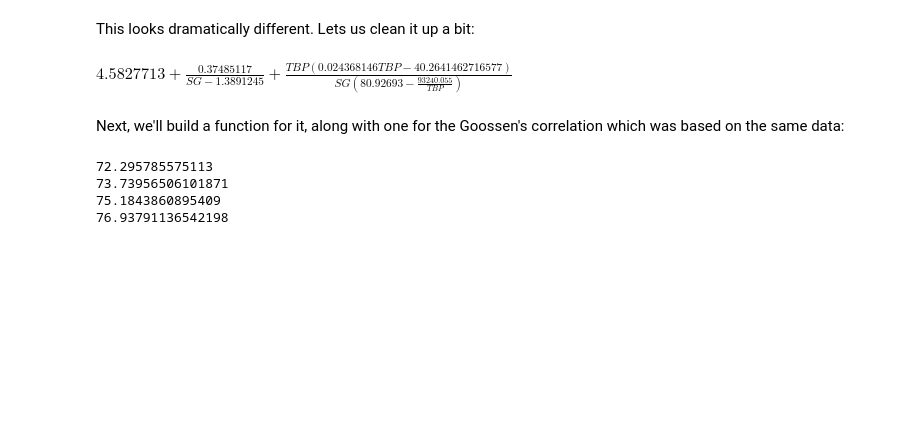
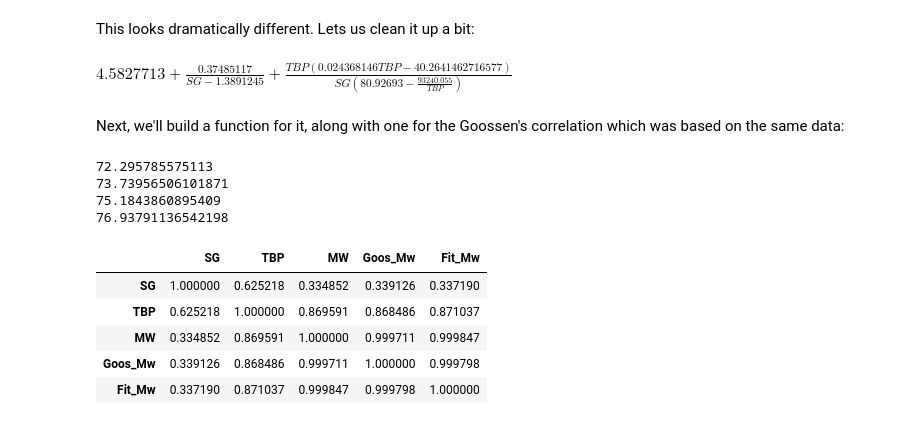
Before and after one commit to breranansi/IDC6940_RSH26, a Jupyter notebook: moleDataSet.ipynb, the cells around one changed output. Saved outputs shown, nothing was run; the diff lists cells and outputs as text; code cells hidden in the pictures; blank space fills up the shorter version.

```diff
--- a/moleDataSet.ipynb
+++ b/moleDataSet.ipynb
@@ -344,3 +279,19 @@ print(mw3)
 73.73956506101871
 75.1843860895409
 76.93791136542198
+# %%
+y_goos=np.zeros(len(df))
+for i in range(len(df)):
+    y_goos[i]=goos_Mw(df.at[i,'SG'],df.at[i,'TBP'])
+
+df['Goos_Mw']=y_goos
+df['Fit_Mw']=y_pred
+
+df.corr()
+# %% [output]
+|  | SG | TBP | MW | Goos_Mw | Fit_Mw |
+| SG | 1.000000 | 0.625218 | 0.334852 | 0.339126 | 0.337190 |
+| TBP | 0.625218 | 1.000000 | 0.869591 | 0.868486 | 0.871037 |
+| MW | 0.334852 | 0.869591 | 1.000000 | 0.999711 | 0.999847 |
+| Goos_Mw | 0.339126 | 0.868486 | 0.999711 | 1.000000 | 0.999798 |
+| Fit_Mw | 0.337190 | 0.871037 | 0.999847 | 0.999798 | 1.000000 |
```
Also changed, not shown: parts of 5 cells of this notebook, 55 other files.
